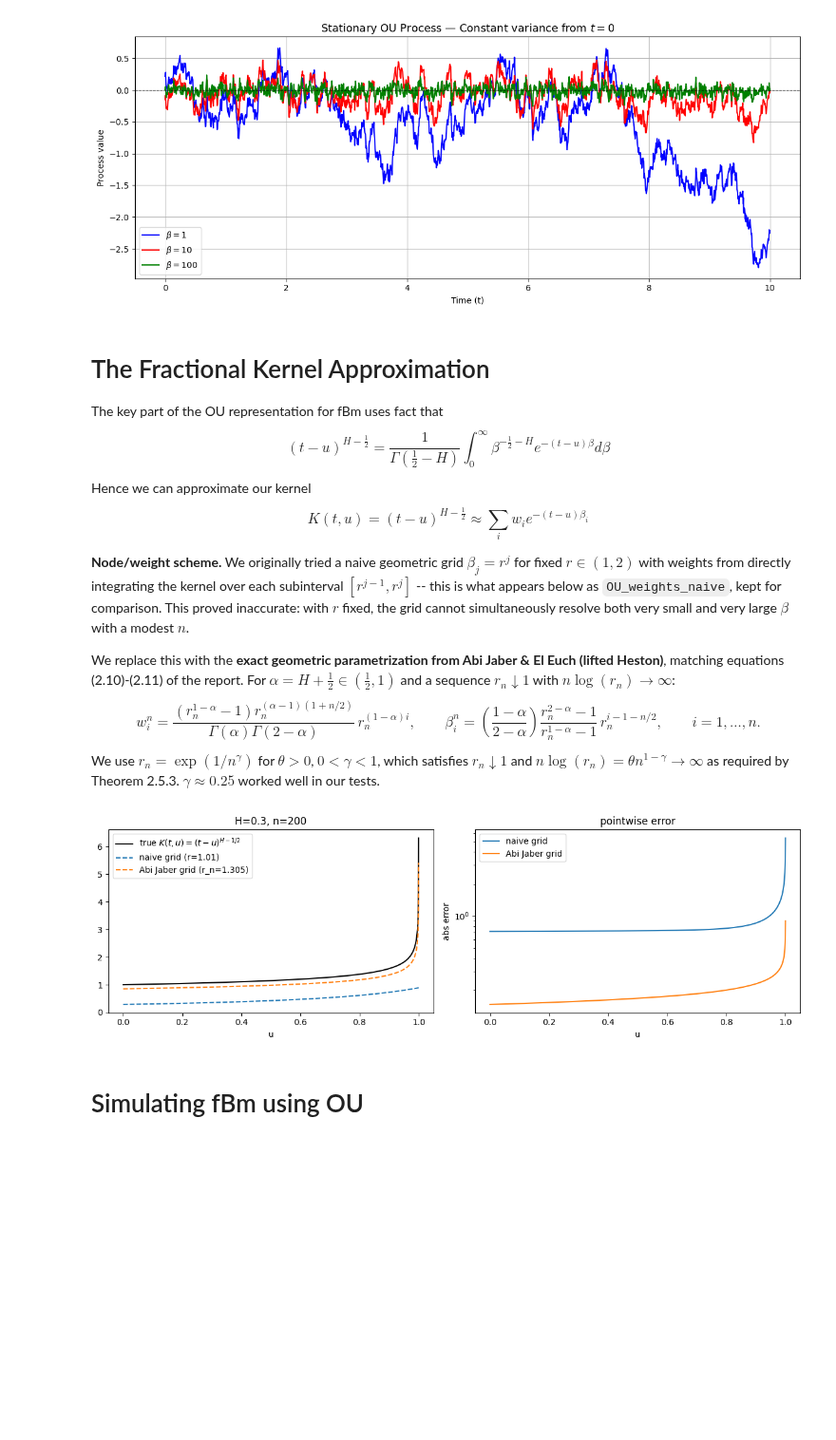
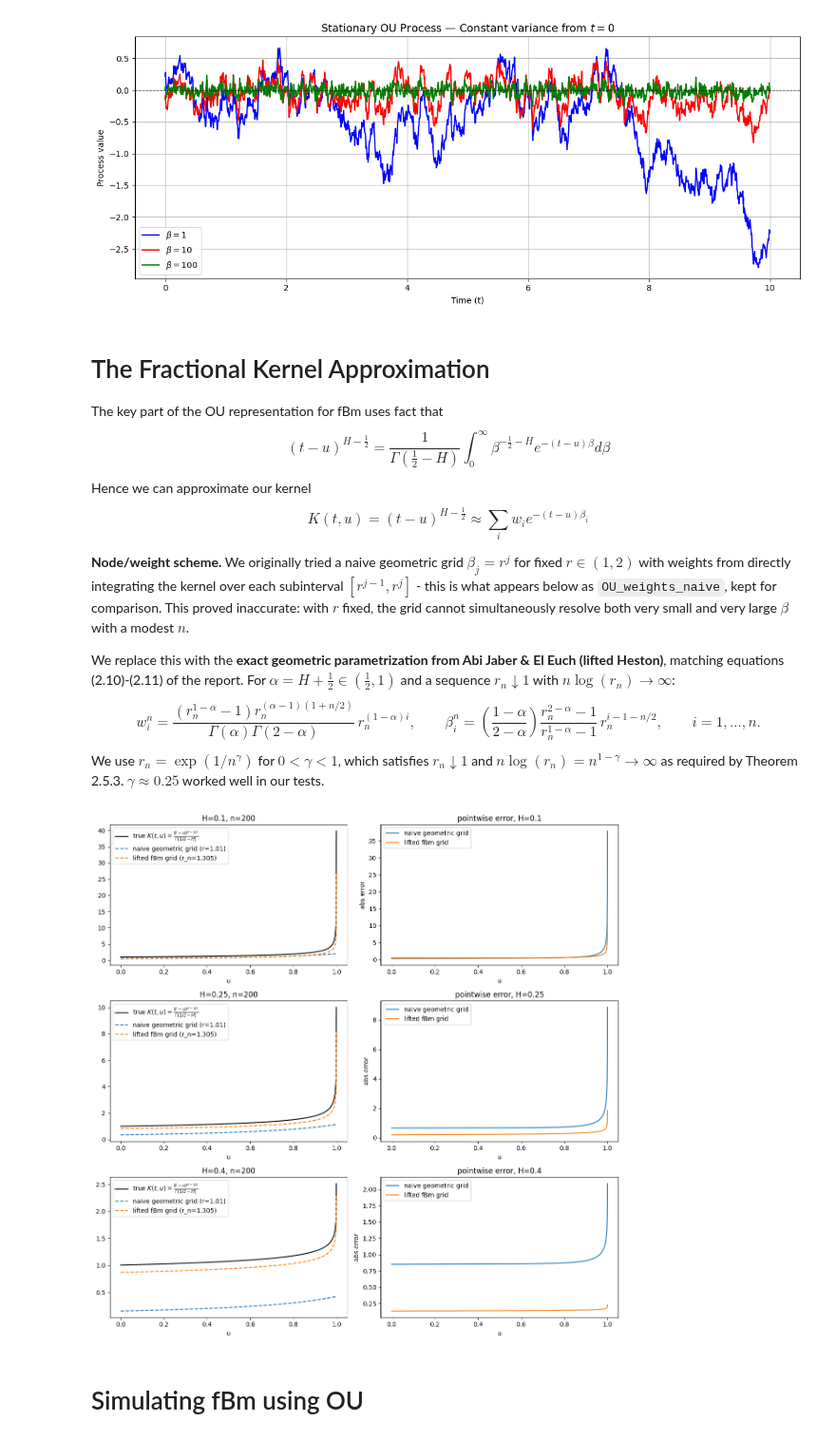
Before and after one commit to tom-rex/fBm_Carnegie_Implementation, a Jupyter notebook: OU_fBm_approx.ipynb, the cells around one changed output. Shown at 95% size. Saved outputs shown, nothing was run; the diff lists cells and outputs as text; code cells hidden in the pictures; blank space fills up the shorter version.

```diff
--- a/OU_fBm_approx.ipynb
+++ b/OU_fBm_approx.ipynb
@@ -116,14 +116,14 @@ The key part of the OU representation for fBm uses fact that
 $$(t-u)^{H - \frac12} = \frac{1}{\Gamma(\frac12 - H)} \int_0^{\infty} \beta^{-\frac12 - H} e^{-(t-u)\beta} d \beta$$
 Hence we can approximate our kernel $$ K(t,u) = (t - u)^{H - \frac12} \approx \sum_i w_i e^{-(t-u) \beta_i} $$
 
-**Node/weight scheme.** We originally tried a naive geometric grid $\beta_j = r^j$ for fixed $r \in (1,2)$ with weights from directly integrating the kernel over each subinterval $[r^{j-1}, r^j]$ -- this is what appears below as `OU_weights_naive`, kept for comparison. This proved inaccurate: with $r$ fixed, the grid cannot simultaneously resolve both very small and very large $\beta$ with a modest $n$.
+**Node/weight scheme.** We originally tried a naive geometric grid $\beta_j = r^j$ for fixed $r \in (1,2)$ with weights from directly integrating the kernel over each subinterval $[r^{j-1}, r^j]$ - this is what appears below as `OU_weights_naive`, kept for comparison. This proved inaccurate: with $r$ fixed, the grid cannot simultaneously resolve both very small and very large $\beta$ with a modest $n$.
 
 We replace this with the **exact geometric parametrization from Abi Jaber & El Euch (lifted Heston)**, matching equations (2.10)-(2.11) of the report. For $\alpha = H + \tfrac12 \in (\tfrac12, 1)$ and a sequence $r_n \downarrow 1$ with $n \log(r_n) \to \infty$:
 $$
 w_i^n = \frac{\left(r_n^{1-\alpha}-1\right) r_n^{(\alpha-1)(1+n/2)}}{\Gamma(\alpha)\Gamma(2-\alpha)}\, r_n^{(1-\alpha)i}, \qquad
 \beta_i^n = \left(\frac{1-\alpha}{2-\alpha}\right)\frac{r_n^{2-\alpha}-1}{r_n^{1-\alpha}-1}\, r_n^{i-1-n/2}, \qquad i=1,\dots,n.
 $$
-We use $r_n = \exp(1 / n^{\gamma})$ for $\theta>0$, $0<\gamma<1$, which satisfies $r_n \downarrow 1$ and $n\log(r_n) = \theta n^{1-\gamma} \to \infty$ as required by Theorem 2.5.3. $\gamma \approx 0.25$ worked well in our tests.
+We use $r_n = \exp(1 / n^{\gamma})$ for $0<\gamma<1$, which satisfies $r_n \downarrow 1$ and $n\log(r_n) = n^{1-\gamma} \to \infty$ as required by Theorem 2.5.3. $\gamma \approx 0.25$ worked well in our tests.
 # %%
 import numpy as np
 from scipy.special import gamma
@@ -162,55 +162,59 @@ def OU_weights(H, r, n):
     use `default_rn(n)` for a schedule satisfying the convergence hypothesis.
     """
     alpha = H + 0.5
     i = np.arange(1, n + 1)
     w = ((r**(1 - alpha) - 1) * r**((alpha - 1) * (1 + n / 2))
          / (gamma(alpha) * gamma(2 - alpha))) * r**((1 - alpha) * i)
     beta = ((1 - alpha) / (2 - alpha)) * (r**(2 - alpha) - 1) / (r**(1 - alpha) - 1) \
            * r**(i - 1 - n / 2)
     return beta, w
 
 def kernel_true(t, u, H):
     return (t - u) ** (H - 0.5)
 
 def kernel_approx(t, u, H, n, r, weights_fn=OU_weights):
     beta, weights = weights_fn(H, r, n)
     du = (t - u)[:, None]
     return np.sum(weights[None, :] * np.exp(-beta[None, :] * du), axis=1)
 
-# --- example: compare naive geometric grid vs the Abi Jaber scheme ---
-H = 0.3
+# --- example: compare naive geometric grid vs the Abi Jaber scheme, across H ---
 t = 1.0
 n = 200
 
-u = np.linspace(0, t - 1e-4, 2000)
-f_true = kernel_true(t, u, H)
+H_values = [0.1, 0.25, 0.4]
 
-r_naive = 1.01
-f_hat_naive = kernel_approx(t, u, H, n, r_naive, weights_fn=OU_weights_naive)
+fig, axes = plt.subplots(len(H_values), 2, figsize=(12, 4 * len(H_values)))
 
-r_n = default_rn(n)
-f_hat_aj = kernel_approx(t, u, H, n, r_n, weights_fn=OU_weights)
+for row, H in enumerate(H_values):
+    ax1, ax2 = axes[row]
 
-fig, (ax1, ax2) = plt.subplots(1, 2, figsize=(12, 4))
+    u = np.linspace(0, t - 1e-4, 2000)
+    f_true = kernel_true(t, u, H)
 
-ax1.plot(u, f_true, 'k-', label="true $K(t,u) = (t-u)^{H-1/2}$")
-ax1.plot(u, f_hat_naive, '--', label=f"naive grid (r={r_naive})")
-ax1.plot(u, f_hat_aj, '--', label=f"Abi Jaber grid (r_n={r_n:.3f})")
-ax1.legend()
-ax1.set_xlabel("u")
-ax1.set_title(f"H={H}, n={n}")
+    r_naive = 1.01
+    f_hat_naive = kernel_approx(t, u, H, n, r_naive, weights_fn=OU_weights_naive)
 
-ax2.semilogy(u, np.abs(f_true - f_hat_naive), label="naive grid")
-ax2.semilogy(u, np.abs(f_true - f_hat_aj), label="Abi Jaber grid")
-ax2.legend()
-ax2.set_xlabel("u")
-ax2.set_ylabel("abs error")
-ax2.set_title("pointwise error")
+    r_n = default_rn(n)
+    f_hat_aj = kernel_approx(t, u, H, n, r_n, weights_fn=OU_weights)
+
+    ax1.plot(u, f_true, 'k-', label="true $K(t,u) = \\frac{(t-u)^{H-1/2}}{\\Gamma(1/2 - H)}$")
+    ax1.plot(u, f_hat_naive, '--', label=f"naive geometric grid (r={r_naive})")
+    ax1.plot(u, f_hat_aj, '--', label=f"lifted fBm grid (r_n={r_n:.3f})")
+    ax1.legend()
+    ax1.set_xlabel("u")
+    ax1.set_title(f"H={H}, n={n}")
+
+    ax2.plot(u, np.abs(f_true - f_hat_naive), label="naive geometric grid")
+    ax2.plot(u, np.abs(f_true - f_hat_aj), label="lifted fBm grid")
+    ax2.legend()
+    ax2.set_xlabel("u")
+    ax2.set_ylabel("abs error")
+    ax2.set_title(f"pointwise error, H={H}")
 
 plt.tight_layout()
 plt.show()
 # %% [output]
-[figure, old version]
+[figure, new version]
 # %% [markdown]
 # Simulating fBm using OU
 # %% [markdown]
```
Also changed, not shown: parts of 9 cells of this notebook, 7 other files.
